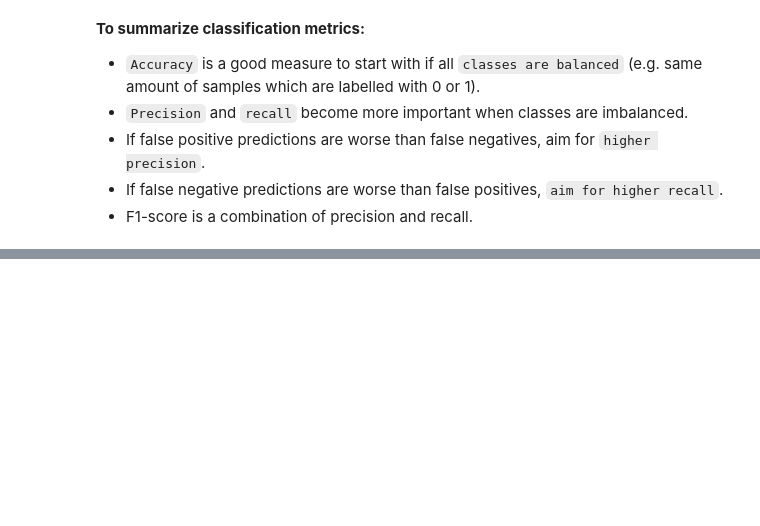
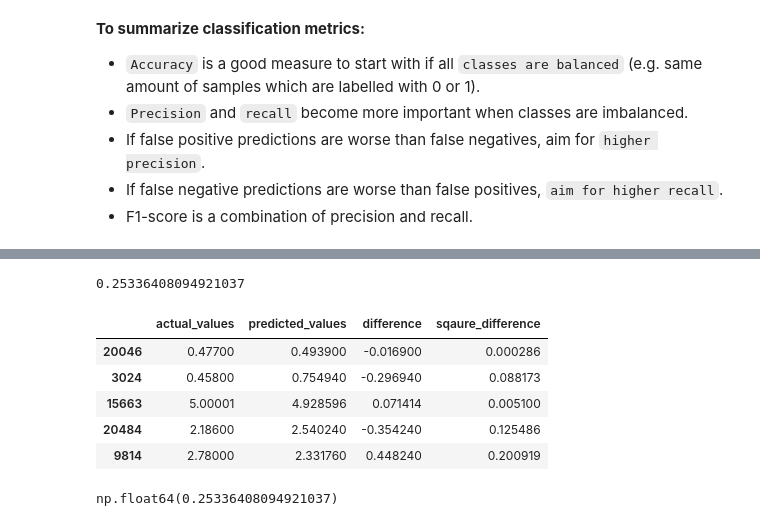
Before and after one commit to Eakempreet/Learning-ML, a Jupyter notebook: Scikit-Learn/scikit-learn-basic(1).ipynb, the cells around one changed output, grey strips where cells are left out. Cells and saved outputs as stored; diff of their text form; code cells hidden in the pictures; blank space fills up the shorter version.

```diff
--- a/Scikit-Learn/scikit-learn-basic(1).ipynb
+++ b/Scikit-Learn/scikit-learn-basic(1).ipynb
@@ -3847,0 +4291,26 @@ If one class has recall = 0.00, your model is dangerous.
+# %%
+# Mean sqaured error
+from sklearn.metrics import mean_squared_error
+
+y_preds = model.predict(X_test)
+mse = mean_squared_error(y_true=y_test,
+                         y_pred=y_preds)
+mse
+# %% [output]
+0.25336408094921037
+# %%
+df["sqaure_difference"] = np.square(df["difference"])
+df.head()
+# %% [output]
+|  | actual_values | predicted_values | difference | sqaure_difference |
+| 20046 | 0.47700 | 0.493900 | -0.016900 | 0.000286 |
+| 3024 | 0.45800 | 0.754940 | -0.296940 | 0.088173 |
+| 15663 | 5.00001 | 4.928596 | 0.071414 | 0.005100 |
+| 20484 | 2.18600 | 2.540240 | -0.354240 | 0.125486 |
+| 9814 | 2.78000 | 2.331760 | 0.448240 | 0.200919 |
+# %%
+# Calculate the MSE by hand
+sqaure_err = np.square(df["difference"])
+sqaure_err.mean()
+# %% [output]
+np.float64(0.25336408094921037)
```
Also changed, not shown: parts of 37 cells of this notebook.
